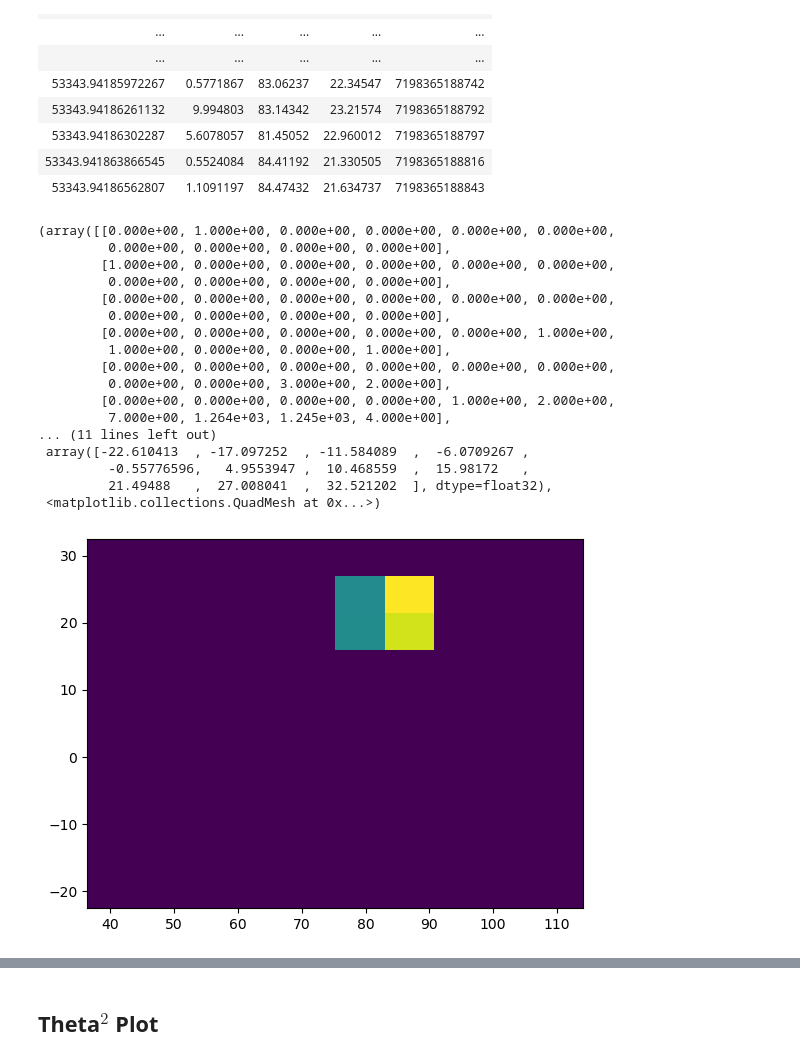
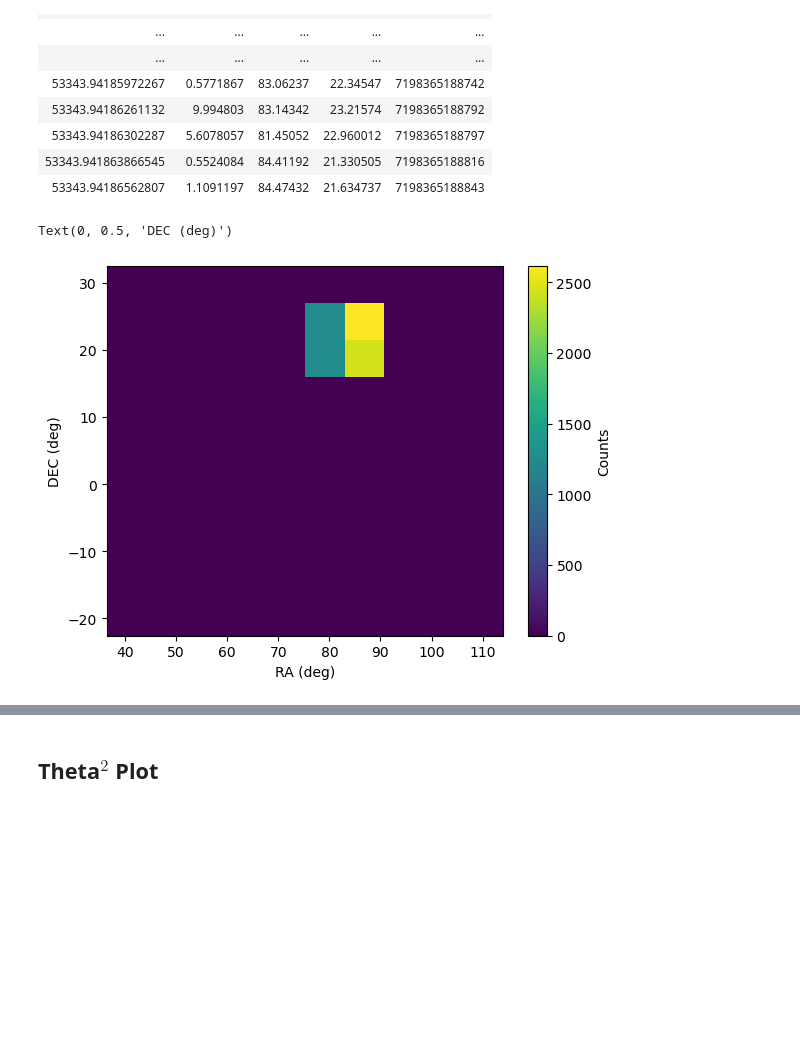
Before and after one commit to edwinmckie/HESS_Analysis_with_Gammapy_modified, a Jupyter notebook: FirstLook.ipynb, the cells around one changed output, grey strips where cells are left out. Cells and saved outputs as stored; diff of their text form; code cells hidden in the pictures; blank space fills up the shorter version.

Commit message:
Introducing the basics
Importing and reading of H.E.S.S. public release data

```diff
--- a/FirstLook.ipynb
+++ b/FirstLook.ipynb
@@ -62,7 +62,7 @@ All the essential information about the observations is found in a DataStore.
 # %%
 from gammapy.data import DataStore
 # %%
-data_store = DataStore.from_dir('/home/Mckie/Desktop/GAMMAPY_UFS/HESS_Analysis_with_Gammapy-main/gammapy-data/2.1/hess-dl3-dr1')#("$GAMMAPY_DATA/hess-dl3-dr1")
+data_store = DataStore.from_dir(r'gammapy-data/2.1/hess-dl3-dr1')#("$GAMMAPY_DATA/hess-dl3-dr1")
 # %% [markdown]
 You might need to modify the path.
 # %%
@@ -282,27 +272,15 @@ Table length=7613
 # %%
 plt.hist2d(events.table['RA'],
            events.table['DEC'],
            #bins = [100,100]
           )
+cbar = plt.colorbar()
+cbar.set_label('Counts')
+plt.xlabel('RA (deg)')
+plt.ylabel('DEC (deg)')
 # %% [output]
-(array([[0.000e+00, 1.000e+00, 0.000e+00, 0.000e+00, 0.000e+00, 0.000e+00,
-         0.000e+00, 0.000e+00, 0.000e+00, 0.000e+00],
-        [1.000e+00, 0.000e+00, 0.000e+00, 0.000e+00, 0.000e+00, 0.000e+00,
-         0.000e+00, 0.000e+00, 0.000e+00, 0.000e+00],
-        [0.000e+00, 0.000e+00, 0.000e+00, 0.000e+00, 0.000e+00, 0.000e+00,
-         0.000e+00, 0.000e+00, 0.000e+00, 0.000e+00],
-        [0.000e+00, 0.000e+00, 0.000e+00, 0.000e+00, 0.000e+00, 1.000e+00,
-         1.000e+00, 0.000e+00, 0.000e+00, 1.000e+00],
-        [0.000e+00, 0.000e+00, 0.000e+00, 0.000e+00, 0.000e+00, 0.000e+00,
-         0.000e+00, 0.000e+00, 3.000e+00, 2.000e+00],
-        [0.000e+00, 0.000e+00, 0.000e+00, 0.000e+00, 1.000e+00, 2.000e+00,
-         7.000e+00, 1.264e+03, 1.245e+03, 4.000e+00],
-... (11 lines left out)
- array([-22.610413  , -17.097252  , -11.584089  ,  -6.0709267 ,
-         -0.55776596,   4.9553947 ,  10.468559  ,  15.98172   ,
-         21.49488   ,  27.008041  ,  32.521202  ], dtype=float32),
- <matplotlib.collections.QuadMesh at 0x...>)
+Text(0, 0.5, 'DEC (deg)')
-[figure, old version]
+[figure, new version]
 # %%
 plt.hist(events.table['ENERGY'],
          #log = True,
```
Also changed, not shown: parts of 15 cells of this notebook.
